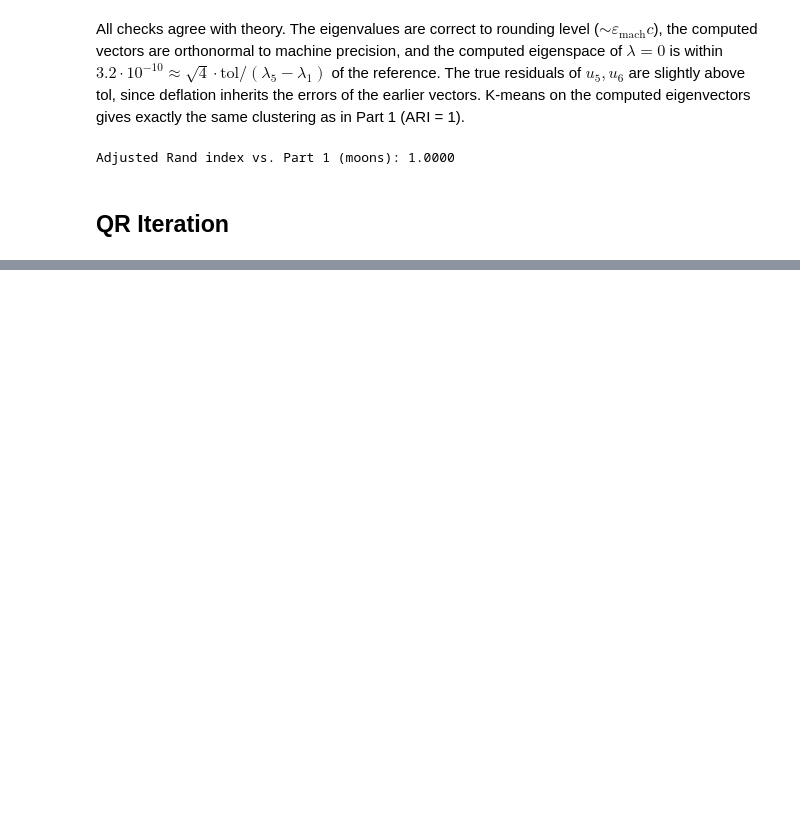
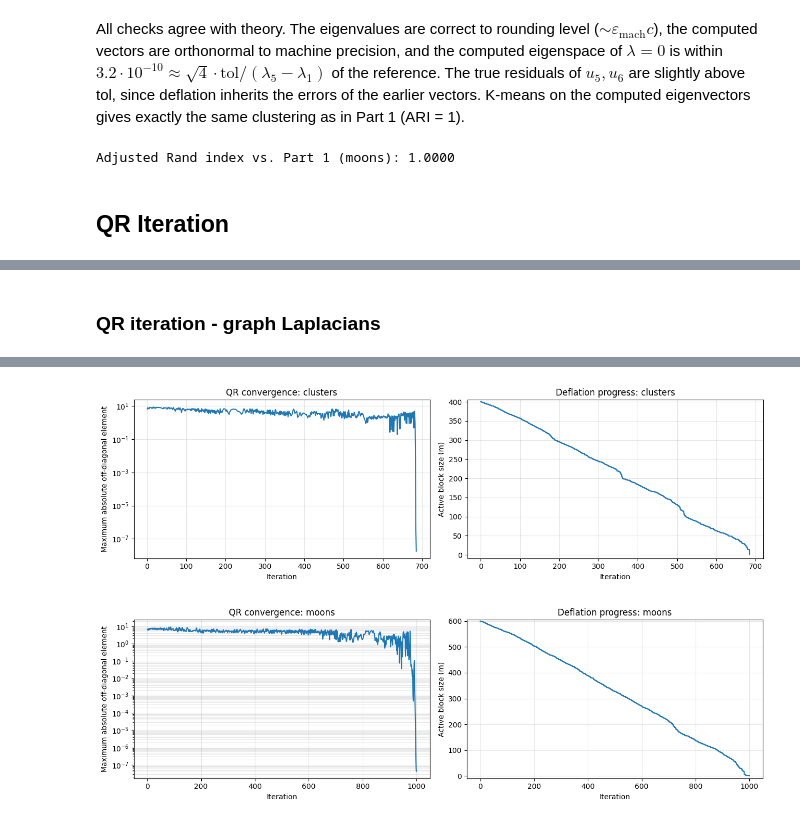
Before and after one commit to theaboge/spectral_clustering, a Jupyter notebook: handin.ipynb, the cells around one changed output, grey strips where cells are left out. Drawn from its saved outputs; the diff is of its cells as text; code cells hidden in the pictures; blank space fills up the shorter version.

```diff
--- a/handin.ipynb
+++ b/handin.ipynb
@@ -1113,0 +1247,78 @@ print()
+# %% [markdown]
+### QR iteration - graph Laplacians
+# %%
+# Test QR iteration on graph Laplacians
+rows = []
+histories = {}
+m_histories = {}
+
+for name, L_test in [
+    ("clusters", L),
+    ("moons", L_moons)
+]:
+    result, history, m_history = qr_experiment(
+        L_test,
+        tol=1e-8,
+        maxiter=1500,
+        shifted=True,
+        hessenberg=True
+    )
+
+    result["dataset"] = name
+    rows.append(result)
+
+    histories[name] = history
+    m_histories[name] = m_history
+
+# Display numerical results
+df = pd.DataFrame(rows)
+
+display(
+    df.style.format({
+        "tol": "{:.1e}",
+        "time": "{:.3f}",
+        "eig_error": "{:.3e}",
+        "residual": "{:.3e}",
+        "orth_error": "{:.3e}",
+        "sim_error": "{:.3e}",
+        "offdiag": "{:.3e}",
+        "lambda_min": "{:.6f}"
+    })
+)
+
+# Plot convergence and deflation progress separately for each dataset
+for name, L_test in [
+    ("clusters", L),
+    ("moons", L_moons)
+]:
+    history = histories[name]
+    m_history = m_histories[name]
+    n = L_test.shape[0]
+
+    fig, axes = plt.subplots(1, 2, figsize=(13, 4))
+
+    # Convergence history
+    axes[0].semilogy(
+        np.arange(1, len(history) + 1),
+        history
+    )
+    axes[0].set_xlabel("Iteration")
+    axes[0].set_ylabel("Maximum absolute off-diagonal element")
+    axes[0].set_title(f"QR convergence: {name}")
+    axes[0].grid(True, which="both", alpha=0.3)
+
+    # Deflation history
+    axes[1].step(
+        np.arange(0, len(m_history) + 1),
+        np.r_[n, m_history],
+        where="post"
+    )
+    axes[1].set_xlabel("Iteration")
+    axes[1].set_ylabel("Active block size (m)")
+    axes[1].set_title(f"Deflation progress: {name}")
+    axes[1].set_ylim(min(m_history) - 10, n + 5)
+    axes[1].grid(True, alpha=0.3)
+
+    plt.tight_layout()
+    plt.show()
+# %% [output]
@@ -1113,0 +1328,2 @@ print()
+[figure, added]
+[figure, added]
```
Also changed, not shown: parts of 26 cells of this notebook.
